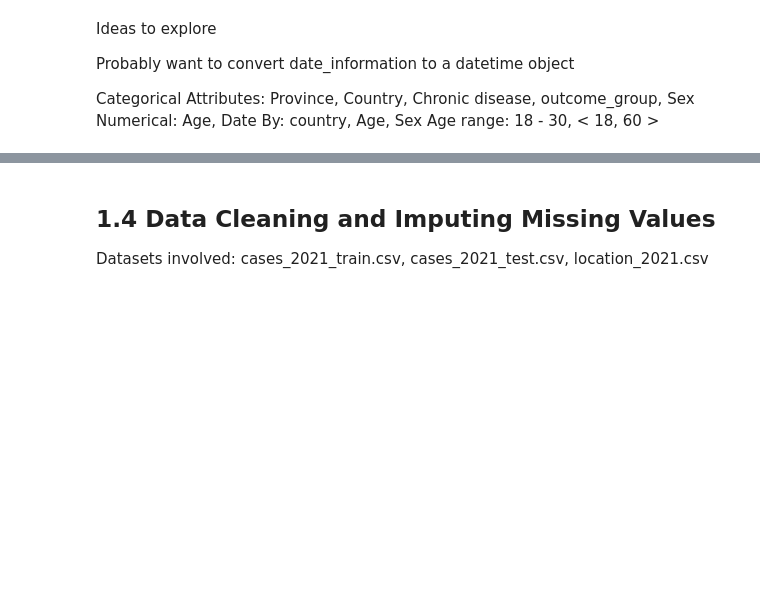
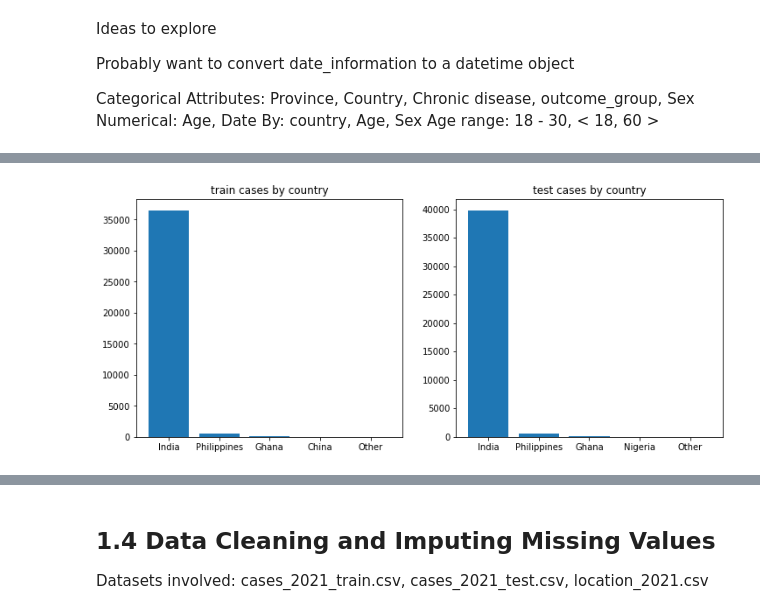
Before and after one commit to YufengLuo98/CMPT-459-Course-Project, a Jupyter notebook: milestone-1.ipynb, the cells around one changed output, grey strips where cells are left out. Cells and saved outputs as stored; diff of their text form; code cells hidden in the pictures; blank space fills up the shorter version.

```diff
--- a/milestone-1.ipynb
+++ b/milestone-1.ipynb
@@ -111,0 +167,17 @@ Age range: 18 - 30, < 18, 60 >
+# %%
+# country attribute
+plt.figure(figsize=(12,5))
+plt.subplot(1,2,1)
+values = pd.DataFrame(cases_train['country'].value_counts()).reset_index()
+values['index'] = values.apply(lambda x: x['index'] if x.country>25 else 'Other', axis=1)# sumarize others
+plt.bar(values['index'], values['country'])
+plt.title('train cases by country')
+
+plt.subplot(1,2,2)
+values = pd.DataFrame(cases_test['country'].value_counts()).reset_index()
+values['index'] = values.apply(lambda x: x['index'] if x.country>25 else 'Other', axis=1)# sumarize others
+plt.bar(values['index'], values['country'])
+plt.title('test cases by country')
+plt.show()
+# %% [output]
+[figure, added]
```
Also changed, not shown: parts of 18 cells of this notebook.
